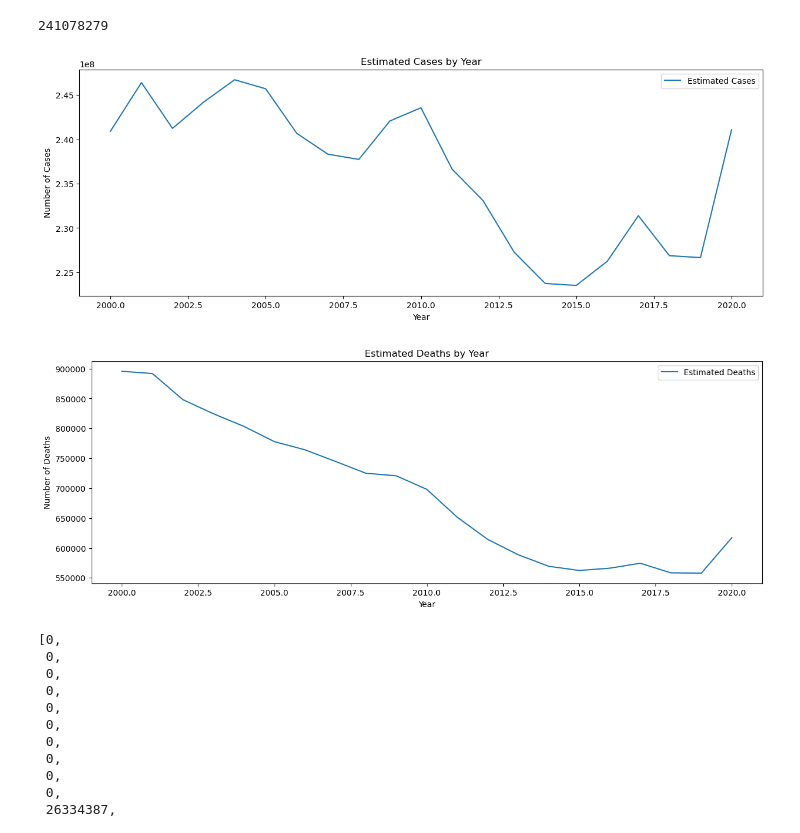
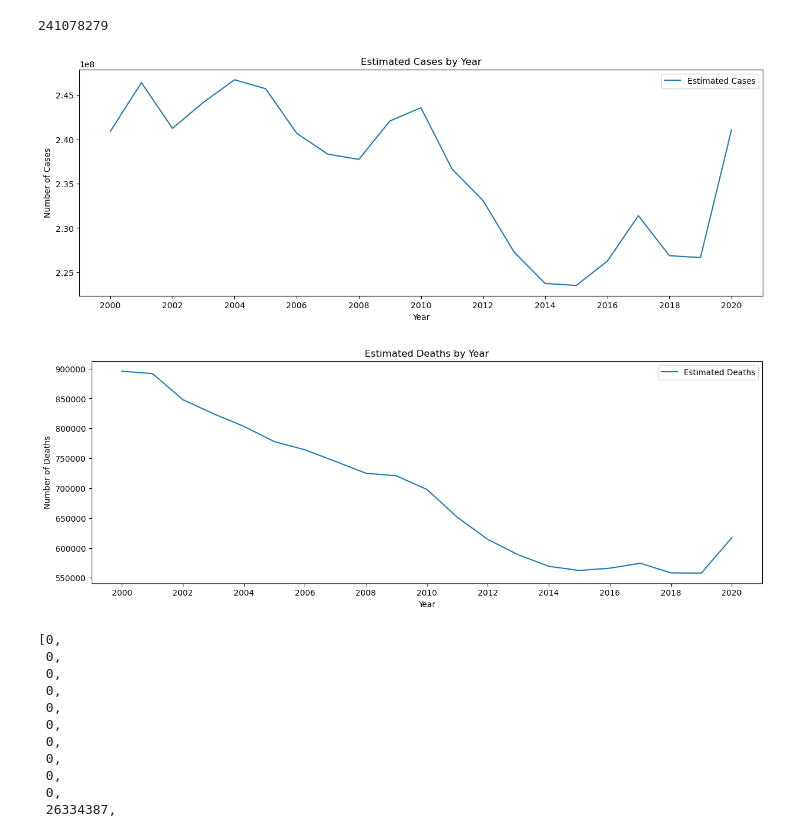
Before and after one commit to fetterollie/Malaria-Data-Exploration, a Jupyter notebook: index.ipynb, the cells around one changed output. Drawn from its saved outputs; the diff is of its cells as text; code cells hidden in the pictures.

```diff
--- a/index.ipynb
+++ b/index.ipynb
@@ -972,17 +954,18 @@ for i in range(2000, 2021):
 # %%
 # estimated cases by year 2000-2020
 
 fig, ax = plt.subplots(figsize=(15, 5))
 
 sns.lineplot(x=year_list, y=est_cases_by_year, ax=ax, label='Estimated Cases')
 
 ax.set_title('Estimated Cases by Year')
 ax.legend()
 ax.set_xlabel('Year')
 ax.set_ylabel('Number of Cases')
+ax.set_xticks(ticks=range(2000, 2021, 2))
 plt.show()
 # %% [output]
-[figure, old version]
+[figure, new version]
 # %%
 # estimated deaths by year 2000-2020
 
@@ -995,9 +978,10 @@ ax.set_title('Estimated Deaths by Year')
 ax.legend()
 ax.set_xlabel('Year')
 ax.set_ylabel('Number of Deaths')
+ax.set_xticks(ticks=range(2000, 2021, 2))
 plt.show()
 # %% [output]
-[figure, old version]
+[figure, new version]
 # %%
 conf_cases_by_year = []
 
```
Also changed, not shown: parts of 14 cells of this notebook, 15 other files.
